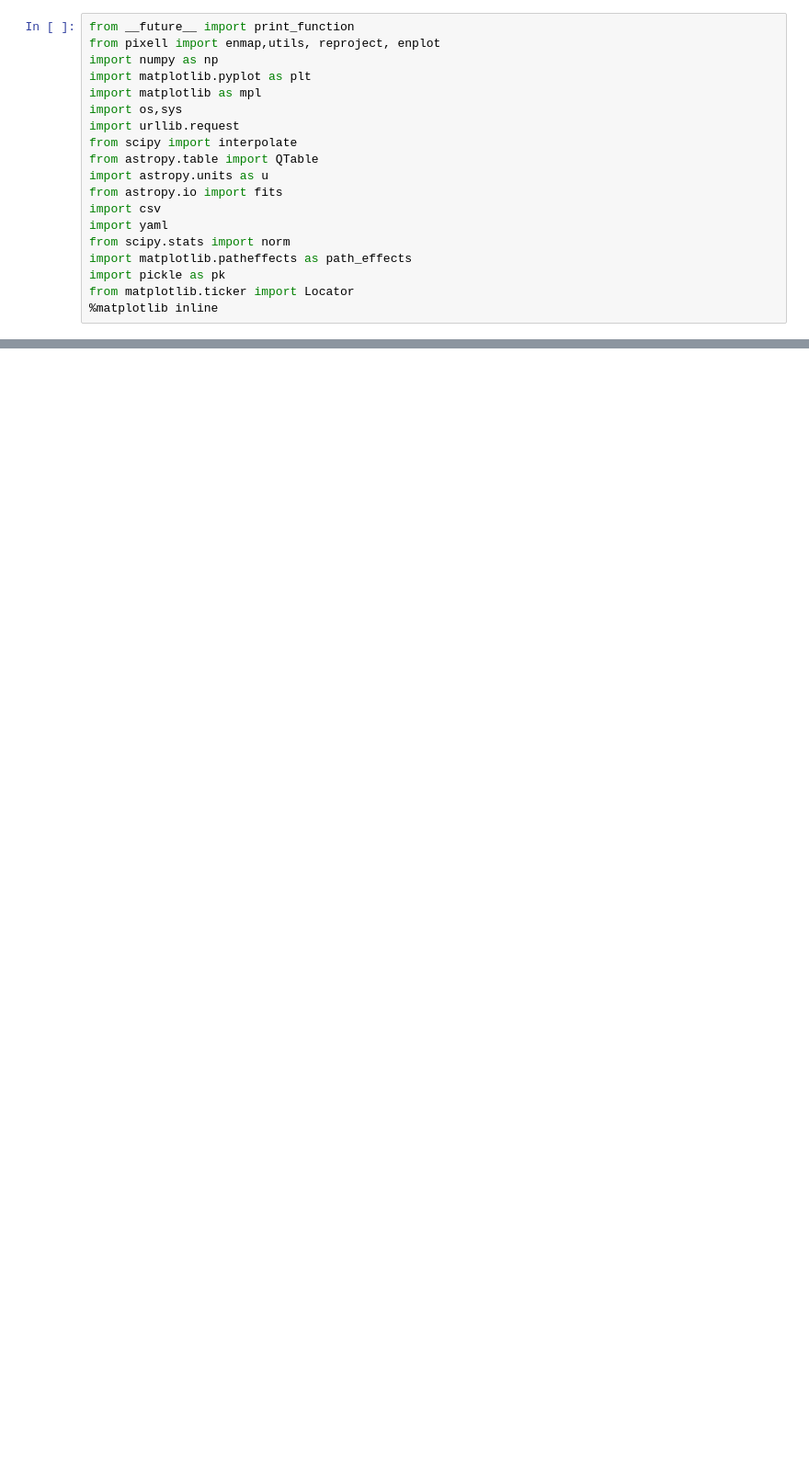
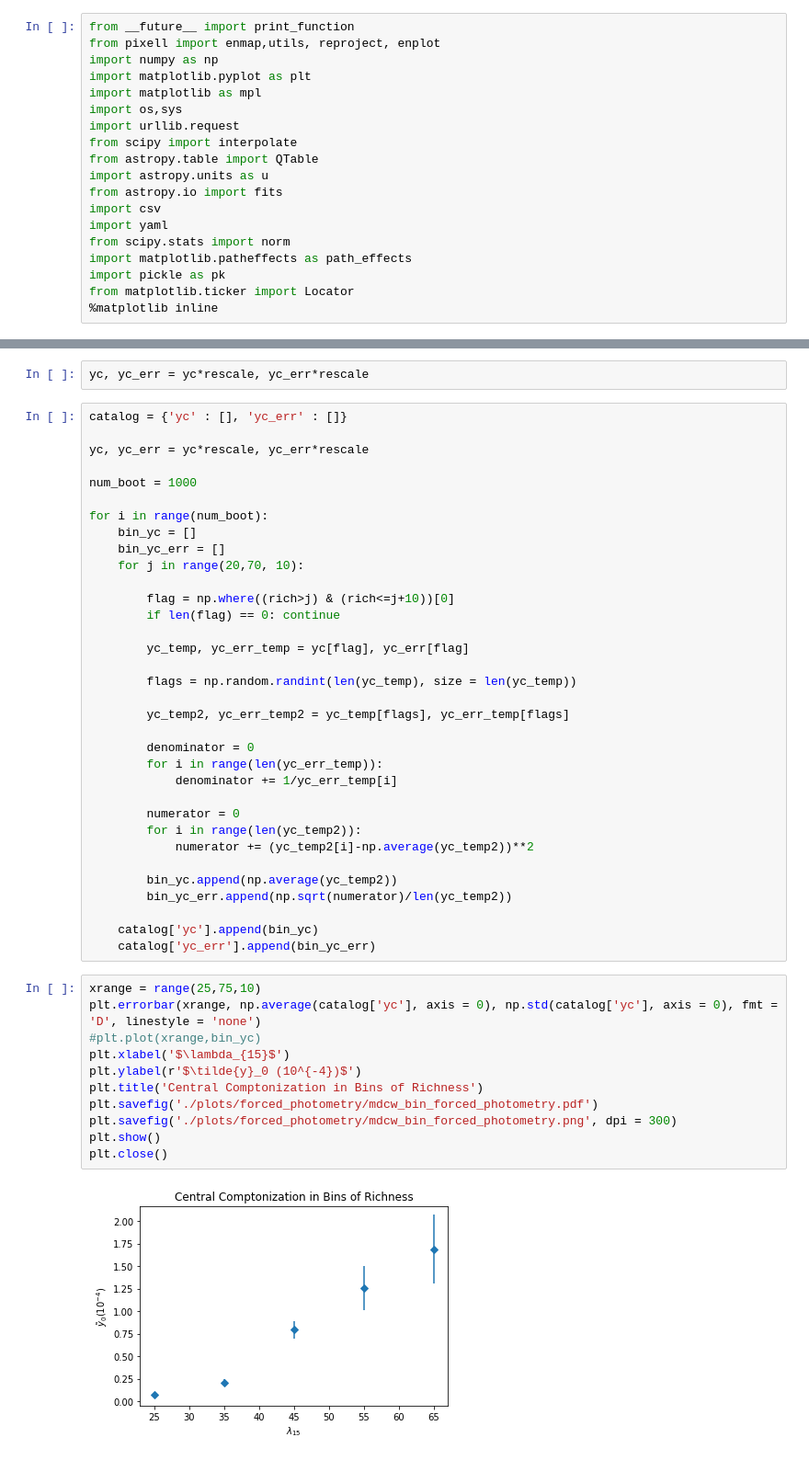
Before and after one commit to Sulla2012/madcowsclusters, a Jupyter notebook: forced_photometry.ipynb, the cells around one changed output, grey strips where cells are left out. Shown at 92% size. Saved outputs shown, nothing was run; the diff lists cells and outputs as text; blank space fills up the shorter version.

```diff
--- a/forced_photometry.ipynb
+++ b/forced_photometry.ipynb
@@ -56,0 +60,49 @@ print(max(yc))
+# %%
+yc, yc_err = yc*rescale, yc_err*rescale
+# %%
+catalog = {'yc' : [], 'yc_err' : []}
+
+yc, yc_err = yc*rescale, yc_err*rescale
+
+num_boot = 1000
+
+for i in range(num_boot):
+    bin_yc = []
+    bin_yc_err = []
+    for j in range(20,70, 10):
+
+        flag = np.where((rich>j) & (rich<=j+10))[0]
+        if len(flag) == 0: continue
+
+        yc_temp, yc_err_temp = yc[flag], yc_err[flag]
+
+        flags = np.random.randint(len(yc_temp), size = len(yc_temp))
+
+        yc_temp2, yc_err_temp2 = yc_temp[flags], yc_err_temp[flags]
+
+        denominator = 0
+        for i in range(len(yc_err_temp)):
+            denominator += 1/yc_err_temp[i]
+
+        numerator = 0
+        for i in range(len(yc_temp2)):
+            numerator += (yc_temp2[i]-np.average(yc_temp2))**2
+
+        bin_yc.append(np.average(yc_temp2))
+        bin_yc_err.append(np.sqrt(numerator)/len(yc_temp2))
+
+    catalog['yc'].append(bin_yc)
+    catalog['yc_err'].append(bin_yc_err)
+# %%
+xrange = range(25,75,10)
+plt.errorbar(xrange, np.average(catalog['yc'], axis = 0), np.std(catalog['yc'], axis = 0), fmt = 'D', linestyle = 'none')
+#plt.plot(xrange,bin_yc)
+plt.xlabel('$\lambda_{15}$')
+plt.ylabel(r'$\tilde{y}_0 (10^{-4})$')
+plt.title('Central Comptonization in Bins of Richness')
+plt.savefig('./plots/forced_photometry/mdcw_bin_forced_photometry.pdf')
+plt.savefig('./plots/forced_photometry/mdcw_bin_forced_photometry.png', dpi = 300)
+plt.show()
+plt.close()
+# %% [output]
+[figure, added]
```
Also changed, not shown: parts of 6 cells of this notebook, 2 other files.
